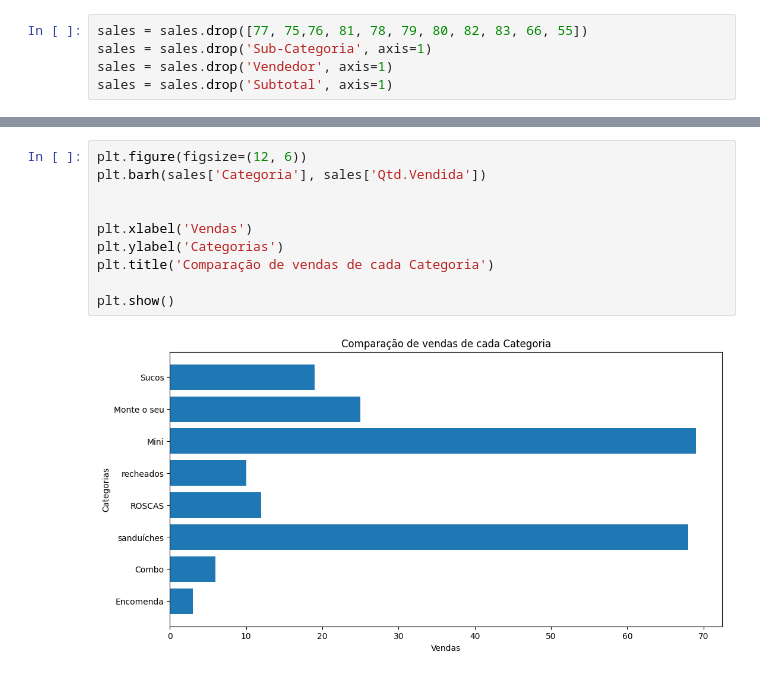
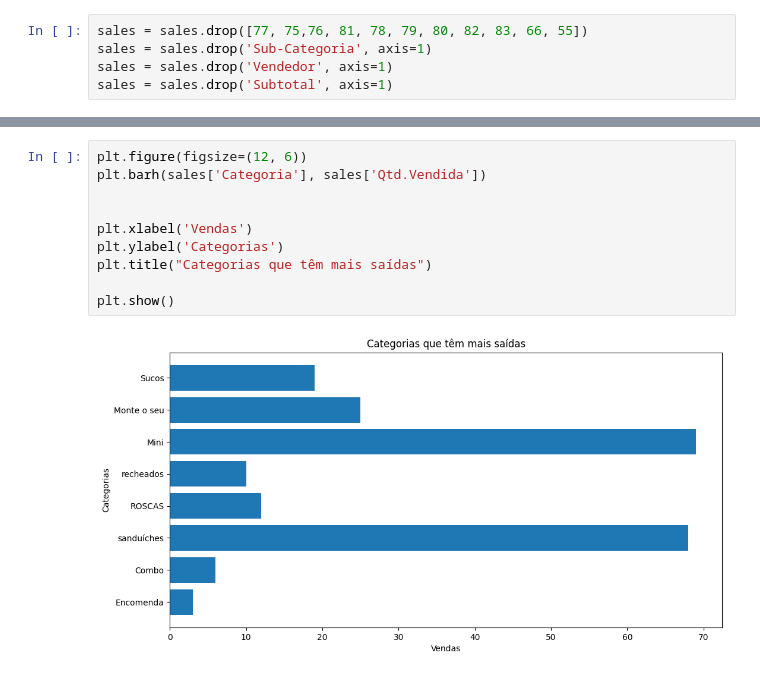
Before and after one commit to AnthonyPCardoso/Data_Science, a Jupyter notebook: La_vem_ele.ipynb, the cells around one changed output, grey strips where cells are left out. Saved outputs shown, nothing was run; the diff lists cells and outputs as text.

```diff
--- a/La_vem_ele.ipynb
+++ b/La_vem_ele.ipynb
@@ -79,12 +86,12 @@ dtype: int64
 # %%
 plt.figure(figsize=(12, 6))
 plt.barh(sales['Categoria'], sales['Qtd.Vendida'])
 
 
 plt.xlabel('Vendas')
 plt.ylabel('Categorias')
-plt.title('Comparação de vendas de cada Categoria')
+plt.title("Categorias que têm mais saídas")
 
 plt.show()
 # %% [output]
-[figure, old version]
+[figure, new version]
```
Also changed, not shown: parts of 11 cells of this notebook.
